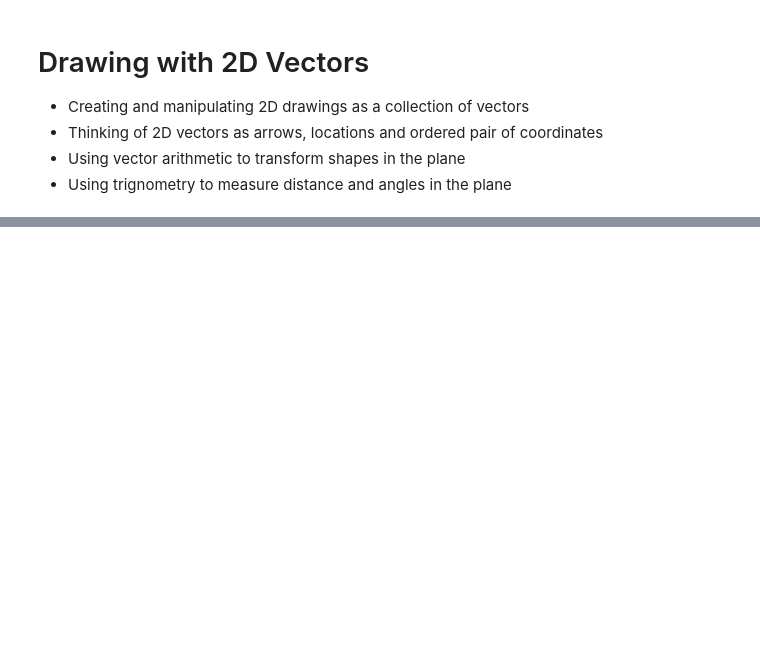
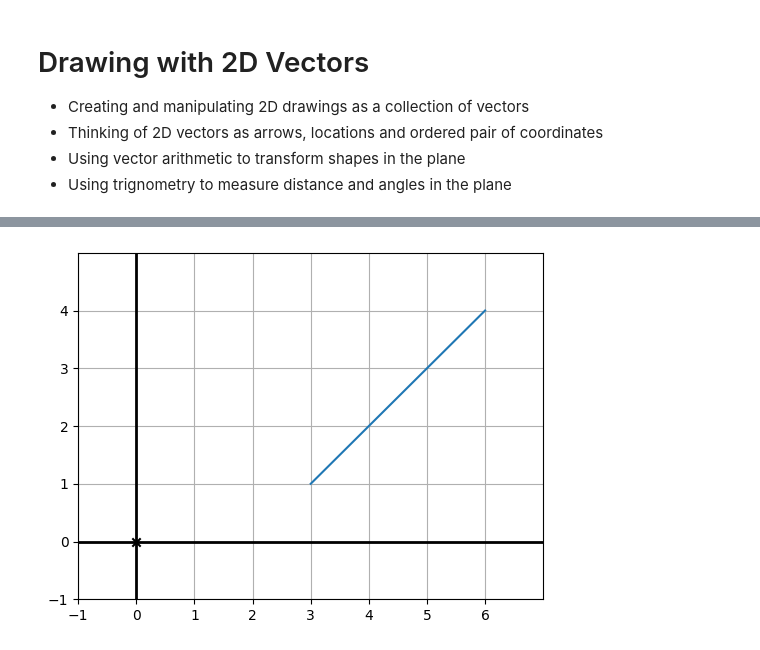
Before and after one commit to vinayakkarigar/hands-on-ML, a Jupyter notebook: fundamentals/1.1-vectors-and-graphics.ipynb, the cells around one changed output, grey strips where cells are left out. Saved outputs shown, nothing was run; the diff lists cells and outputs as text; code cells hidden in the pictures; blank space fills up the shorter version.

```diff
--- a/fundamentals/1.1-vectors-and-graphics.ipynb
+++ b/fundamentals/1.1-vectors-and-graphics.ipynb
@@ -155,0 +26,5 @@ Resolving deltas: 100% (869/869), done.
+# %%
+# Draw a line segment
+draw(Segment((6,4), (3,1)))
+# %% [output]
+[figure, added]
```
Also changed, not shown: parts of 14 cells of this notebook.
